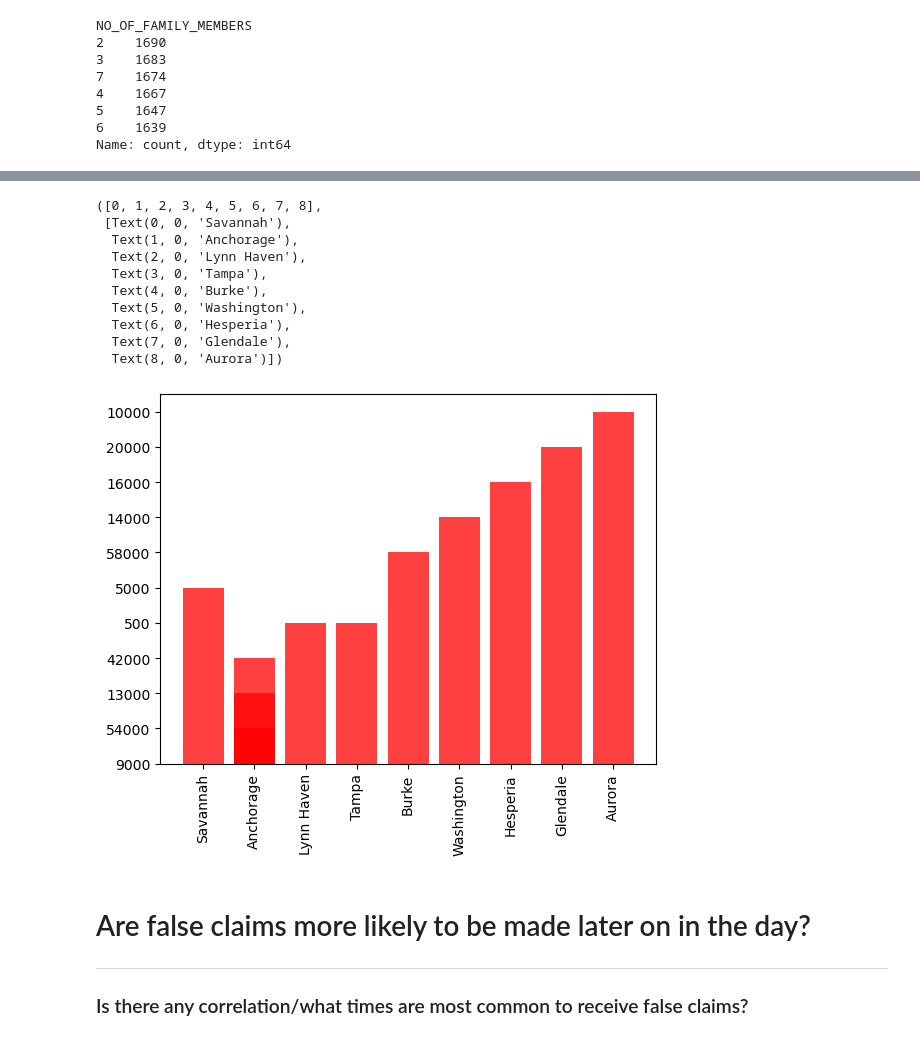
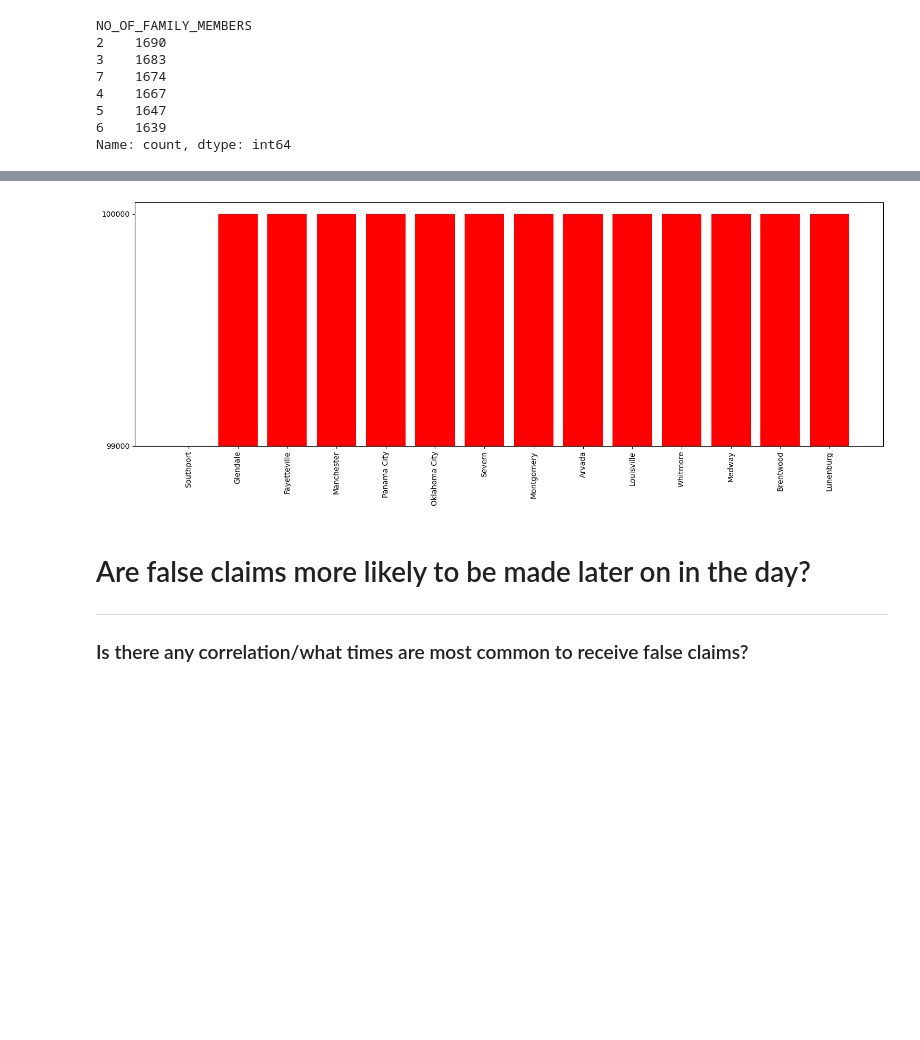
Before and after one commit to JustinS25/Insurance-Claim-Detection, a Jupyter notebook: Code/insurance_claim_valuecounts.ipynb, the cells around one changed output, grey strips where cells are left out. Cells and saved outputs as stored; diff of their text form; code cells hidden in the pictures; blank space fills up the shorter version.

```diff
--- a/Code/insurance_claim_valuecounts.ipynb
+++ b/Code/insurance_claim_valuecounts.ipynb
@@ -347,25 +349,24 @@ dtype: bool
 # %%
 # Convert the types of column in pandas dataframe
 
-claim_amount=ins_claim_fraud["CLAIM_AMOUNT"].head(12).astype(str)
+claim_amount=ins_claim_fraud.sort_values(by="CLAIM_AMOUNT",ascending=True)
 
-incident_city=ins_claim_fraud["INCIDENT_CITY"].head(12).astype(str)
+ascending_claim=claim_amount["CLAIM_AMOUNT"].tail(20).astype(str)
 
-plt.bar(incident_city,claim_amount, color="r" , alpha=0.75, align="center")
+incident_city=claim_amount["INCIDENT_CITY"].tail(20).astype(str)
+
+plt.figure(figsize=(15,6))
+
+plt.bar(incident_city,ascending_claim, color="r", align="center")
 
 plt.xticks(rotation=90)
+
+
+plt.tight_layout()
+
+plt.show()
 # %% [output]
-([0, 1, 2, 3, 4, 5, 6, 7, 8],
- [Text(0, 0, 'Savannah'),
-  Text(1, 0, 'Anchorage'),
-  Text(2, 0, 'Lynn Haven'),
-  Text(3, 0, 'Tampa'),
-  Text(4, 0, 'Burke'),
-  Text(5, 0, 'Washington'),
-  Text(6, 0, 'Hesperia'),
-  Text(7, 0, 'Glendale'),
-  Text(8, 0, 'Aurora')])
-[figure, old version]
+[figure, new version]
 # %% [markdown]
 # Are false claims more likely to be made later on in the day?
 ------
```
Also changed, not shown: parts of 10 cells of this notebook, 5 other files.
